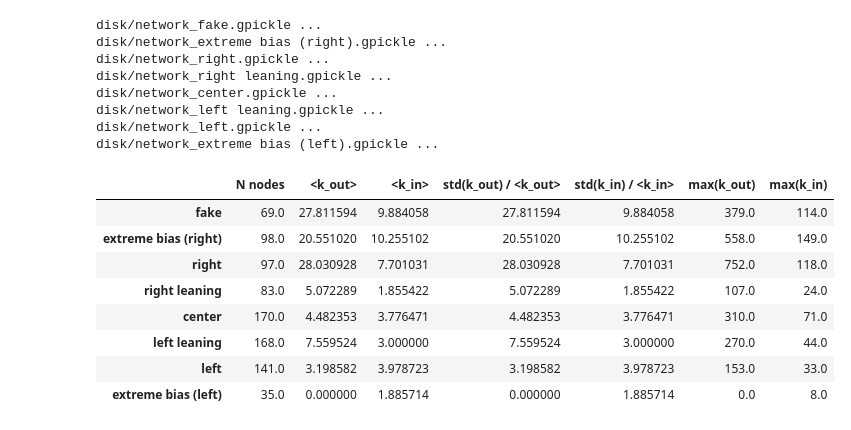
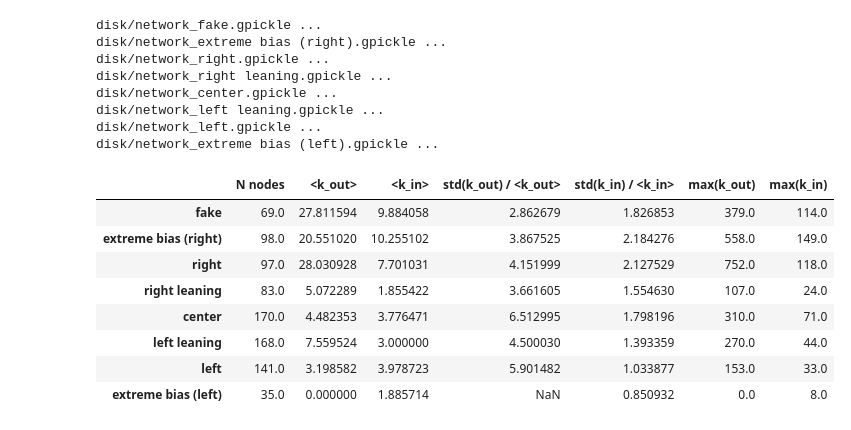
Before and after one commit to kayzhou/fake_news_during_election, a Jupyter notebook: all_tweets.ipynb, the cells around one changed output. Saved outputs shown, nothing was run; the diff lists cells and outputs as text; code cells hidden in the pictures.

```diff
--- a/all_tweets.ipynb
+++ b/all_tweets.ipynb
@@ -1517,2 +1475,6 @@ def load_all_users():
+# %%
+from all_tweets import ALL_TWEET
+
+Lebron = ALL_TWEET()
 # %%
-all_users = load_all_users()
+all_users = Lebron.load_all_users()
@@ -1986,19 +1920,0 @@ IRA_users_csv = pd.read_csv("data/ira_users_csv_hashed.csv")
-# %%
-key_IRA_users = [
-    "4272870988",
-    "4224729994",
-    "4437444442",
-    "3990577513",
-    "4355797094",
-    "48eb1158782d382f9f9bb2c3d99f118bd88eab0bf8ef4f6f4d44494c989ad766" # "4209684039",
-]
-
-from fake_identify import Are_you_IRA
-
-putin = Are_you_IRA()
-
-# print(putin._map)
-
-for k, v in putin._map.items():
-    if v in key_IRA_users:
-        print(k, v)
@@ -2103,11 +2111,13 @@ def get_G_char(g_file):
     k = G.number_of_edges() / G.number_of_nodes()
 
     out_d = pd.Series([k[1] for k in G.out_degree()])
-    ave_out_d = out_d.std() / k
+    ave_out_d = out_d.mean()
+    std_out_d = out_d.std() / k
     max_out_d = max(out_d)
 
     in_d = pd.Series([k[1] for k in G.in_degree()])
-    ave_in_d = in_d.std() / k
+    ave_in_d = in_d.mean()
+    std_in_d = in_d.std() / k
     max_in_d = max(in_d)
 
     rst = {
@@ -2144,8 +2154,8 @@ def get_G_char_IRA(g_file):
         "N nodes": n_nodes,
         "<k_out>": ave_k_out,
         "<k_in>": ave_k_in,
-        "std(k_out) / <k_out>": ave_k_out,
-        "std(k_in) / <k_in>": ave_k_in,
+        "std(k_out) / <k_out>": std_k_out,
+        "std(k_in) / <k_in>": std_k_in,
         "max(k_out)": max_out_d,
         "max(k_in)": max_in_d,
     }
@@ -2199,14 +2211,17 @@ disk/network_extreme bias (left).gpickle ...
 # %%
 networks_char = pd.DataFrame(networks_char).transpose()
 networks_char = networks_char[["N nodes", "<k_out>", "<k_in>", "std(k_out) / <k_out>", "std(k_in) / <k_in>", "max(k_out)", "max(k_in)"]]
 networks_char
+
+networks_char.to_csv("data/table_IRA_network.csv", float_format="%.1f")
+networks_char
 # %% [output]
 |  | N nodes | <k_out> | <k_in> | std(k_out) / <k_out> | std(k_in) / <k_in> | max(k_out) | max(k_in) |
-| fake | 69.0 | 27.811594 | 9.884058 | 27.811594 | 9.884058 | 379.0 | 114.0 |
-| extreme bias (right) | 98.0 | 20.551020 | 10.255102 | 20.551020 | 10.255102 | 558.0 | 149.0 |
-| right | 97.0 | 28.030928 | 7.701031 | 28.030928 | 7.701031 | 752.0 | 118.0 |
-| right leaning | 83.0 | 5.072289 | 1.855422 | 5.072289 | 1.855422 | 107.0 | 24.0 |
-| center | 170.0 | 4.482353 | 3.776471 | 4.482353 | 3.776471 | 310.0 | 71.0 |
-| left leaning | 168.0 | 7.559524 | 3.000000 | 7.559524 | 3.000000 | 270.0 | 44.0 |
-| left | 141.0 | 3.198582 | 3.978723 | 3.198582 | 3.978723 | 153.0 | 33.0 |
-| extreme bias (left) | 35.0 | 0.000000 | 1.885714 | 0.000000 | 1.885714 | 0.0 | 8.0 |
+| fake | 69.0 | 27.811594 | 9.884058 | 2.862679 | 1.826853 | 379.0 | 114.0 |
+| extreme bias (right) | 98.0 | 20.551020 | 10.255102 | 3.867525 | 2.184276 | 558.0 | 149.0 |
+| right | 97.0 | 28.030928 | 7.701031 | 4.151999 | 2.127529 | 752.0 | 118.0 |
+| right leaning | 83.0 | 5.072289 | 1.855422 | 3.661605 | 1.554630 | 107.0 | 24.0 |
+| center | 170.0 | 4.482353 | 3.776471 | 6.512995 | 1.798196 | 310.0 | 71.0 |
+| left leaning | 168.0 | 7.559524 | 3.000000 | 4.500030 | 1.393359 | 270.0 | 44.0 |
+| left | 141.0 | 3.198582 | 3.978723 | 5.901482 | 1.033877 | 153.0 | 33.0 |
+| extreme bias (left) | 35.0 | 0.000000 | 1.885714 | NaN | 0.850932 | 0.0 | 8.0 |
```
Also changed, not shown: parts of 30 cells of this notebook, 2 other files.
